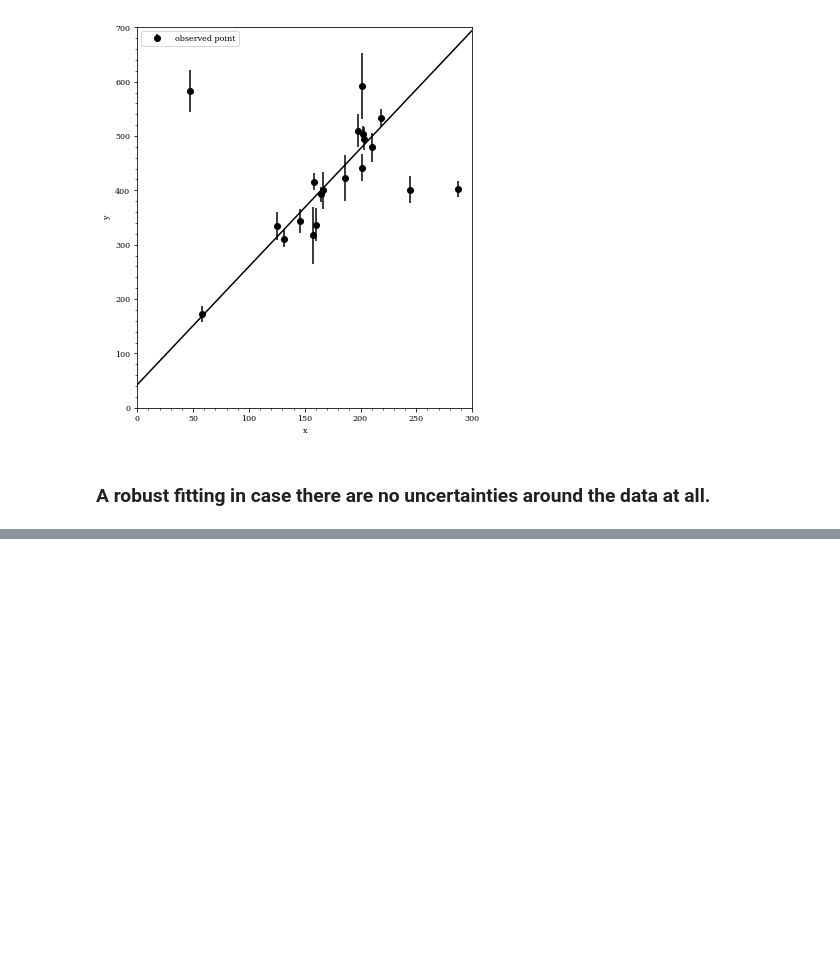
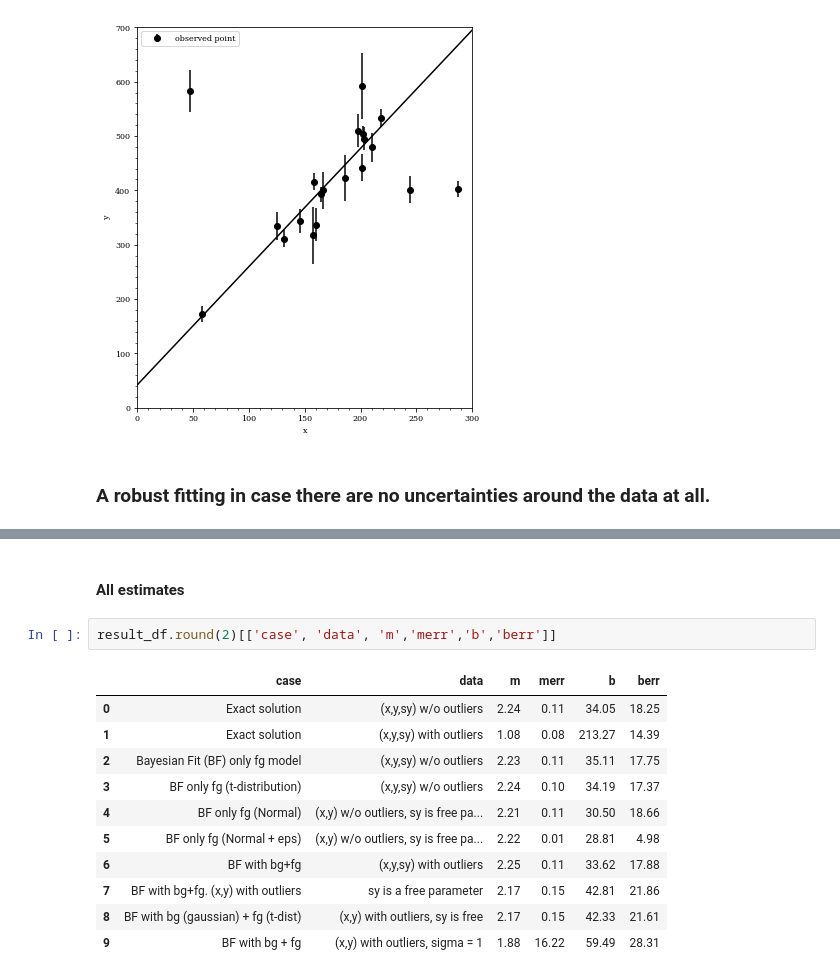
Before and after one commit to pkaf/blogs, a Jupyter notebook: Bayesian line fit.ipynb, the cells around one changed output, grey strips where cells are left out. Cells and saved outputs as stored; diff of their text form; blank space fills up the shorter version.

```diff
--- a/Bayesian line fit.ipynb
+++ b/Bayesian line fit.ipynb
@@ -598,0 +696,16 @@ plotting_keys()
+# %% [markdown]
+#### All estimates
+# %%
+result_df.round(2)[['case', 'data', 'm','merr','b','berr']]
+# %% [output]
+|  | case | data | m | merr | b | berr |
+| 0 | Exact solution | (x,y,sy) w/o outliers | 2.24 | 0.11 | 34.05 | 18.25 |
+| 1 | Exact solution | (x,y,sy) with outliers | 1.08 | 0.08 | 213.27 | 14.39 |
+| 2 | Bayesian Fit (BF) only fg model | (x,y,sy) w/o outliers | 2.23 | 0.11 | 35.11 | 17.75 |
+| 3 | BF only fg (t-distribution) | (x,y,sy) w/o outliers | 2.24 | 0.10 | 34.19 | 17.37 |
+| 4 | BF only fg (Normal) | (x,y) w/o outliers, sy is free pa... | 2.21 | 0.11 | 30.50 | 18.66 |
+| 5 | BF only fg (Normal + eps) | (x,y) w/o outliers, sy is free pa... | 2.22 | 0.01 | 28.81 | 4.98 |
+| 6 | BF with bg+fg | (x,y,sy) with outliers | 2.25 | 0.11 | 33.62 | 17.88 |
+| 7 | BF with bg+fg. (x,y) with outliers | sy is a free parameter | 2.17 | 0.15 | 42.81 | 21.86 |
+| 8 | BF with bg (gaussian) + fg (t-dist) | (x,y) with outliers, sy is free | 2.17 | 0.15 | 42.33 | 21.61 |
+| 9 | BF with bg + fg | (x,y) with outliers, sigma = 1 | 1.88 | 16.22 | 59.49 | 28.31 |
```
Also changed, not shown: parts of 22 cells of this notebook.
